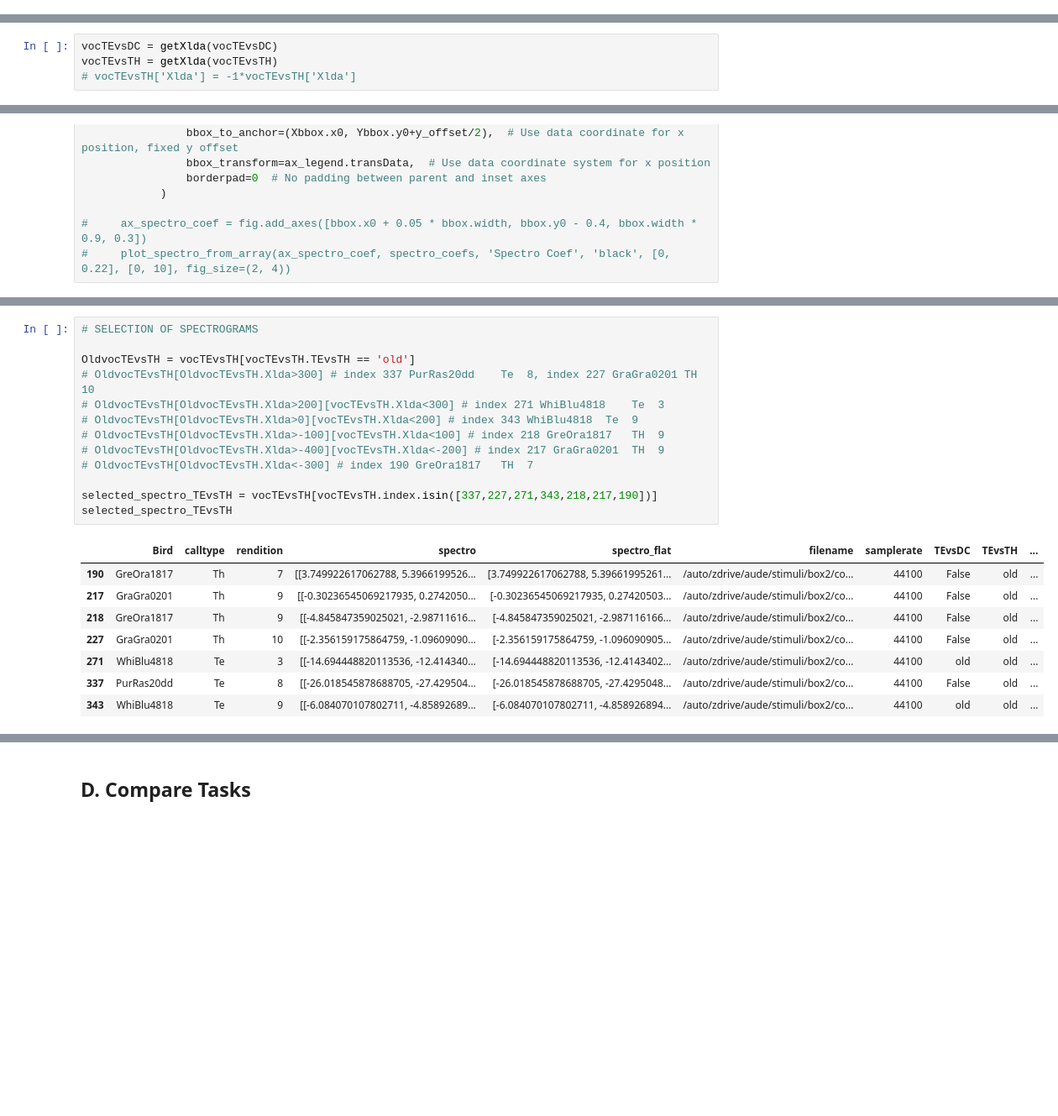
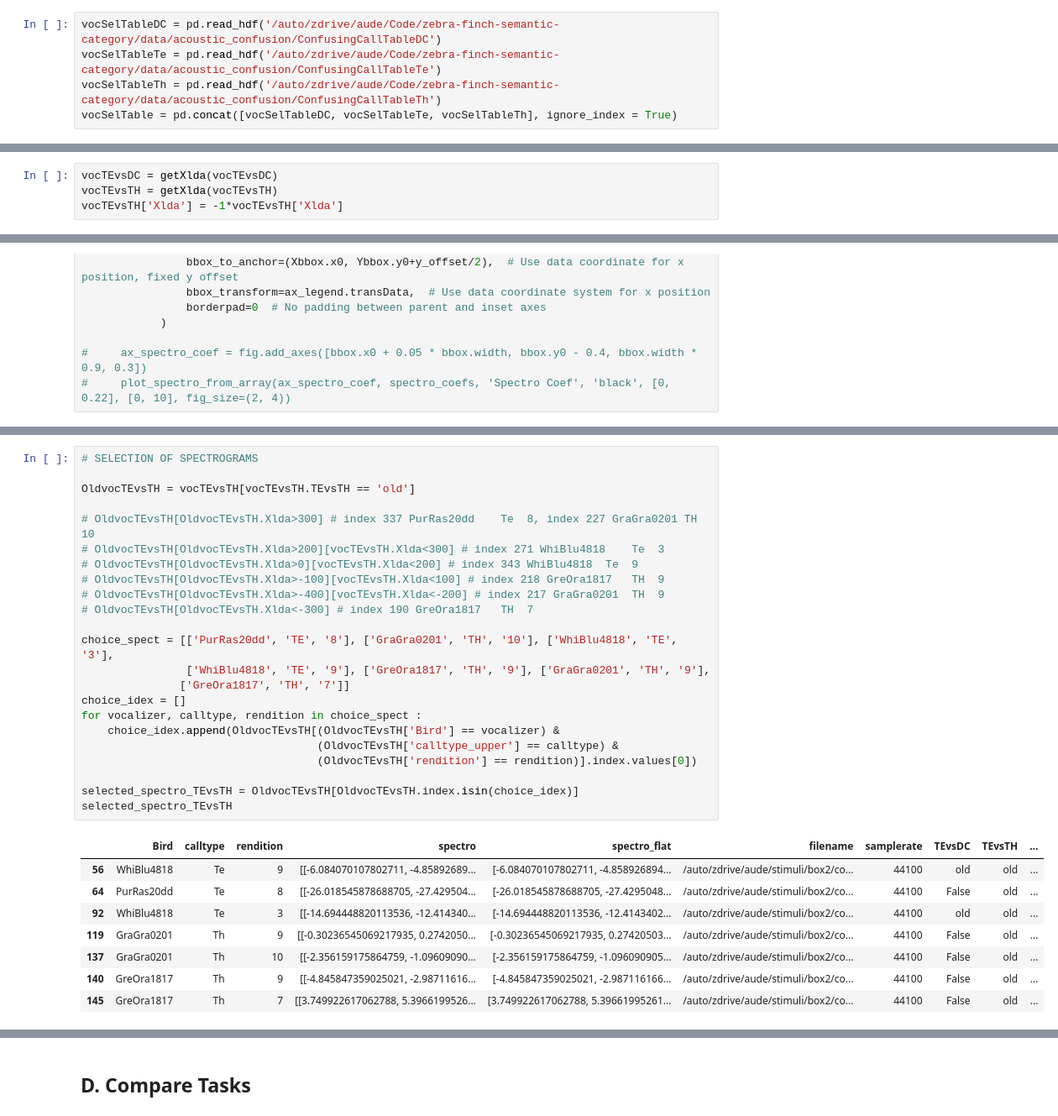
Before and after one commit to theunissenlab/zebra-finch-semantic-category, a Jupyter notebook: pythonNotebooks/BEHAV-Figure 3_logistic.ipynb, the cells around one changed output, grey strips where cells are left out. Shown at 84% size. Cells and saved outputs as stored; diff of their text form; blank space fills up the shorter version.

```diff
--- a/pythonNotebooks/BEHAV-Figure 3_logistic.ipynb
+++ b/pythonNotebooks/BEHAV-Figure 3_logistic.ipynb
@@ -212,3 +227,8 @@ vocSelTable = pd.read_hdf('/auto/zdrive/aude/Code/zebra-finch-semantic-category/
+# %%
+vocSelTableDC = pd.read_hdf('/auto/zdrive/aude/Code/zebra-finch-semantic-category/data/acoustic_confusion/ConfusingCallTableDC')
+vocSelTableTe = pd.read_hdf('/auto/zdrive/aude/Code/zebra-finch-semantic-category/data/acoustic_confusion/ConfusingCallTableTe')
+vocSelTableTh = pd.read_hdf('/auto/zdrive/aude/Code/zebra-finch-semantic-category/data/acoustic_confusion/ConfusingCallTableTh')
+vocSelTable = pd.concat([vocSelTableDC, vocSelTableTe, vocSelTableTh], ignore_index = True)
 # %%
 vocSelTable
 # %% [output]
@@ -284,7 +304,7 @@ def getXlda(voctabletask,calc_mode = 'normalized', plot_coef=False):
 # %%
 vocTEvsDC = getXlda(vocTEvsDC)
 vocTEvsTH = getXlda(vocTEvsTH)
-# vocTEvsTH['Xlda'] = -1*vocTEvsTH['Xlda']
+vocTEvsTH['Xlda'] = -1*vocTEvsTH['Xlda']
 # %% [output]
 A value is trying to be set on a copy of a slice from a DataFrame.
 Try using .loc[row_indexer,col_indexer] = value instead
@@ -974,25 +1015,35 @@ def plot_spectrograms_along_xlda(fig, ax_main, ax_legend, df, call_type_colors,
 # %%
 # SELECTION OF SPECTROGRAMS
 
 OldvocTEvsTH = vocTEvsTH[vocTEvsTH.TEvsTH == 'old']
+
 # OldvocTEvsTH[OldvocTEvsTH.Xlda>300] # index 337 PurRas20dd	Te	8, index 227 GraGra0201 TH 10
 # OldvocTEvsTH[OldvocTEvsTH.Xlda>200][vocTEvsTH.Xlda<300] # index 271 WhiBlu4818	Te	3
 # OldvocTEvsTH[OldvocTEvsTH.Xlda>0][vocTEvsTH.Xlda<200] # index 343 WhiBlu4818	Te	9
 # OldvocTEvsTH[OldvocTEvsTH.Xlda>-100][vocTEvsTH.Xlda<100] # index 218 GreOra1817	TH	9
 # OldvocTEvsTH[OldvocTEvsTH.Xlda>-400][vocTEvsTH.Xlda<-200] # index 217 GraGra0201	TH	9
 # OldvocTEvsTH[OldvocTEvsTH.Xlda<-300] # index 190 GreOra1817	TH	7
 
-selected_spectro_TEvsTH = vocTEvsTH[vocTEvsTH.index.isin([337,227,271,343,218,217,190])]
+choice_spect = [['PurRas20dd', 'TE', '8'], ['GraGra0201', 'TH', '10'], ['WhiBlu4818', 'TE', '3'],
+                ['WhiBlu4818', 'TE', '9'], ['GreOra1817', 'TH', '9'], ['GraGra0201', 'TH', '9'],
+               ['GreOra1817', 'TH', '7']]
+choice_idex = []
+for vocalizer, calltype, rendition in choice_spect :
+    choice_idex.append(OldvocTEvsTH[(OldvocTEvsTH['Bird'] == vocalizer) &
+                                    (OldvocTEvsTH['calltype_upper'] == calltype) &
+                                    (OldvocTEvsTH['rendition'] == rendition)].index.values[0])
+
+selected_spectro_TEvsTH = OldvocTEvsTH[OldvocTEvsTH.index.isin(choice_idex)]
 selected_spectro_TEvsTH
 # %% [output]
 |  | Bird | calltype | rendition | spectro | spectro_flat | filename | samplerate | TEvsDC | TEvsTH | ... |
-| 190 | GreOra1817 | Th | 7 | [[3.749922617062788, 5.3966199526... | [3.749922617062788, 5.39661995261... | /auto/zdrive/aude/stimuli/box2/co... | 44100 | False | old | ... |
-| 217 | GraGra0201 | Th | 9 | [[-0.30236545069217935, 0.2742050... | [-0.30236545069217935, 0.27420503... | /auto/zdrive/aude/stimuli/box2/co... | 44100 | False | old | ... |
-| 218 | GreOra1817 | Th | 9 | [[-4.845847359025021, -2.98711616... | [-4.845847359025021, -2.987116166... | /auto/zdrive/aude/stimuli/box2/co... | 44100 | False | old | ... |
-| 227 | GraGra0201 | Th | 10 | [[-2.356159175864759, -1.09609090... | [-2.356159175864759, -1.096090905... | /auto/zdrive/aude/stimuli/box2/co... | 44100 | False | old | ... |
-| 271 | WhiBlu4818 | Te | 3 | [[-14.694448820113536, -12.414340... | [-14.694448820113536, -12.4143402... | /auto/zdrive/aude/stimuli/box2/co... | 44100 | old | old | ... |
-| 337 | PurRas20dd | Te | 8 | [[-26.018545878688705, -27.429504... | [-26.018545878688705, -27.4295048... | /auto/zdrive/aude/stimuli/box2/co... | 44100 | False | old | ... |
-| 343 | WhiBlu4818 | Te | 9 | [[-6.084070107802711, -4.85892689... | [-6.084070107802711, -4.858926894... | /auto/zdrive/aude/stimuli/box2/co... | 44100 | old | old | ... |
+| 56 | WhiBlu4818 | Te | 9 | [[-6.084070107802711, -4.85892689... | [-6.084070107802711, -4.858926894... | /auto/zdrive/aude/stimuli/box2/co... | 44100 | old | old | ... |
+| 64 | PurRas20dd | Te | 8 | [[-26.018545878688705, -27.429504... | [-26.018545878688705, -27.4295048... | /auto/zdrive/aude/stimuli/box2/co... | 44100 | False | old | ... |
+| 92 | WhiBlu4818 | Te | 3 | [[-14.694448820113536, -12.414340... | [-14.694448820113536, -12.4143402... | /auto/zdrive/aude/stimuli/box2/co... | 44100 | old | old | ... |
+| 119 | GraGra0201 | Th | 9 | [[-0.30236545069217935, 0.2742050... | [-0.30236545069217935, 0.27420503... | /auto/zdrive/aude/stimuli/box2/co... | 44100 | False | old | ... |
+| 137 | GraGra0201 | Th | 10 | [[-2.356159175864759, -1.09609090... | [-2.356159175864759, -1.096090905... | /auto/zdrive/aude/stimuli/box2/co... | 44100 | False | old | ... |
+| 140 | GreOra1817 | Th | 9 | [[-4.845847359025021, -2.98711616... | [-4.845847359025021, -2.987116166... | /auto/zdrive/aude/stimuli/box2/co... | 44100 | False | old | ... |
+| 145 | GreOra1817 | Th | 7 | [[3.749922617062788, 5.3966199526... | [3.749922617062788, 5.39661995261... | /auto/zdrive/aude/stimuli/box2/co... | 44100 | False | old | ... |
 # %%
 AIC_models_TEvsTH, LR_models_TEvsTH = categorization_plot_simplified(taskdf = new_shaping_TEvsTHdf,
                                 task = 'TEvsTH',
```
Also changed, not shown: parts of 20 cells of this notebook, 3 other files.
